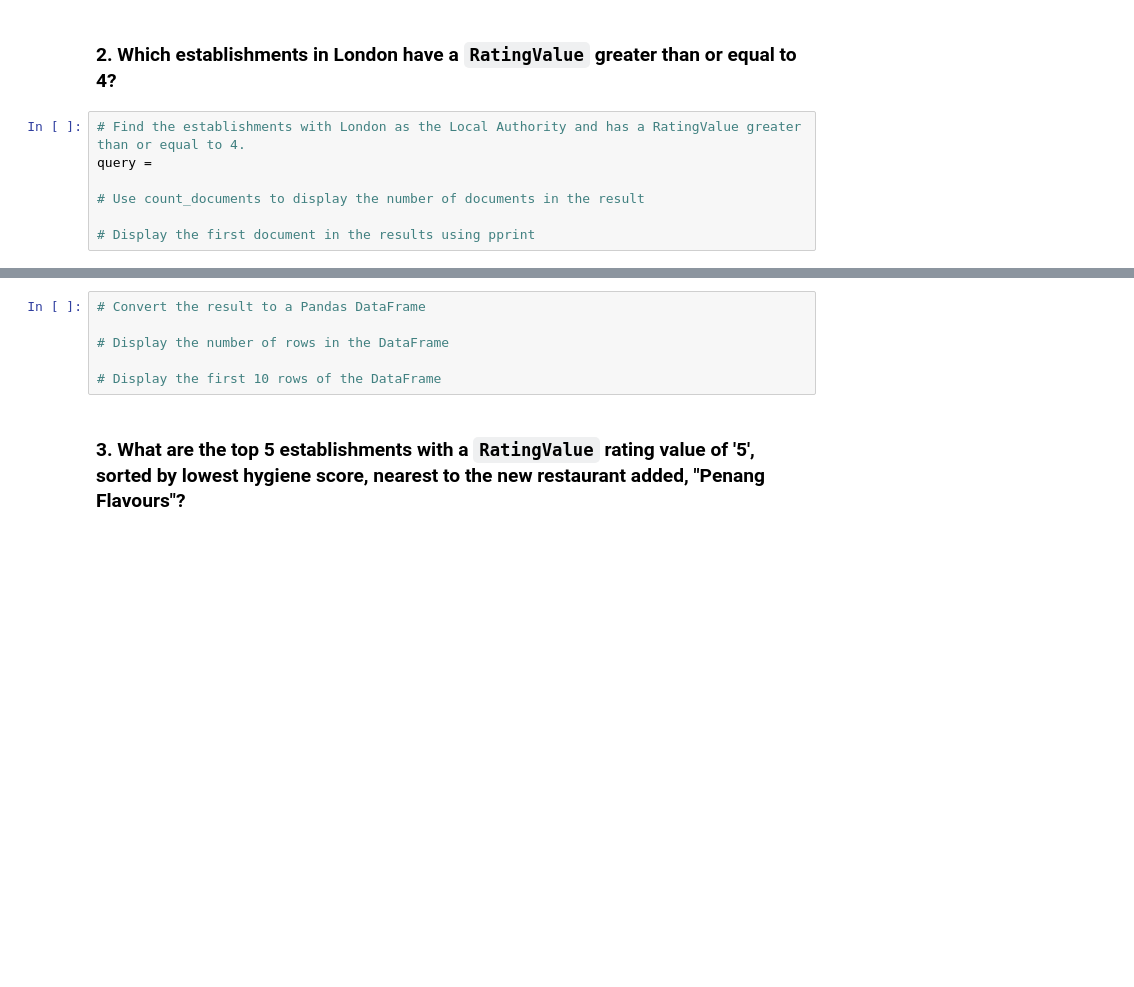
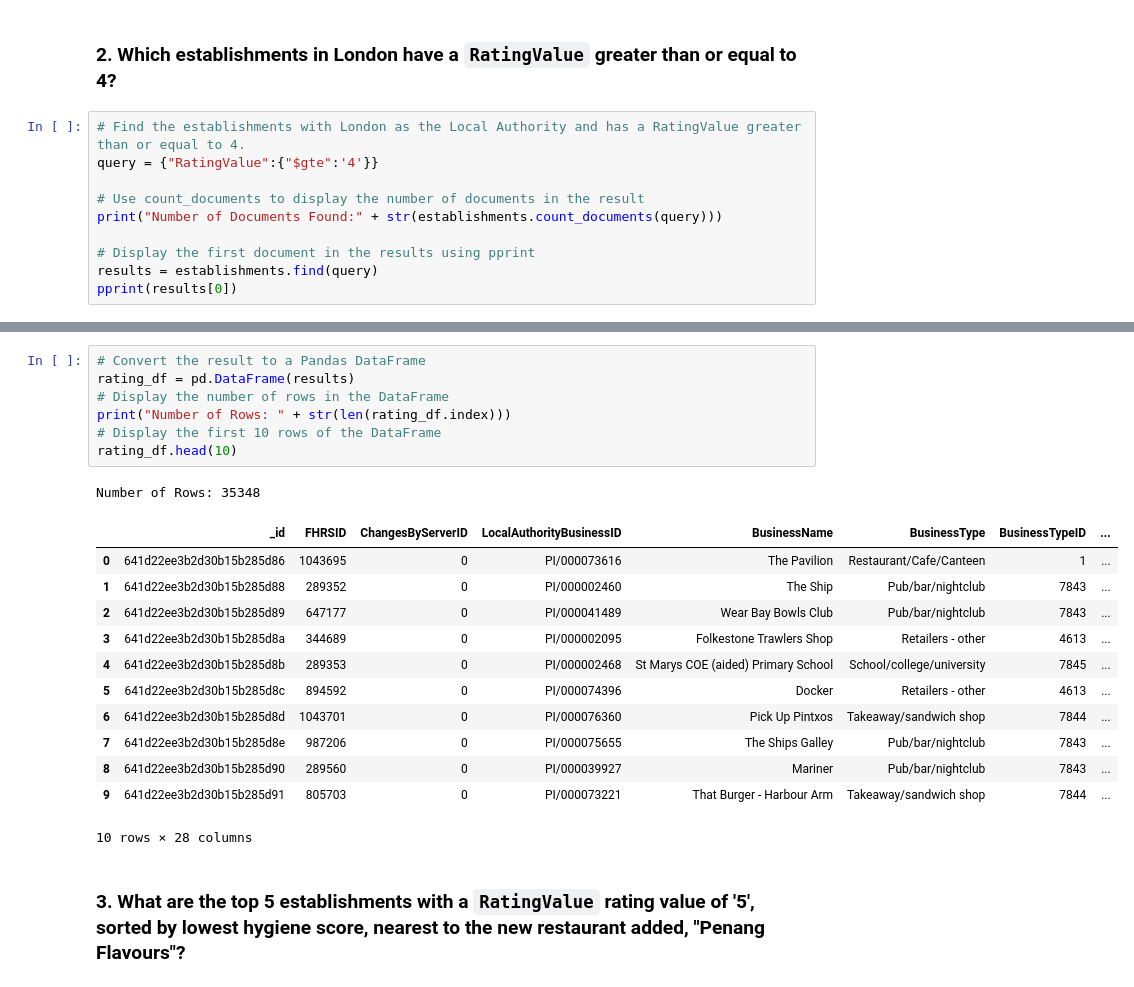
Before and after one commit to ShoaibFarooqui/nosql-challenge, a Jupyter notebook: NoSQL_analysis.ipynb, the cells around one changed output, grey strips where cells are left out. Cells and saved outputs as stored; diff of their text form; blank space fills up the shorter version.

Commit message:
Pulled establishsments with rating >= 4

```diff
--- a/NoSQL_analysis.ipynb
+++ b/NoSQL_analysis.ipynb
@@ -82,9 +82,12 @@ Number of rows: 41
 ### 2. Which establishments in London have a `RatingValue` greater than or equal to 4?
 # %%
 # Find the establishments with London as the Local Authority and has a RatingValue greater than or equal to 4.
-query =
+query = {"RatingValue":{"$gte":'4'}}
 
 # Use count_documents to display the number of documents in the result
+print("Number of Documents Found:" + str(establishments.count_documents(query)))
 
 # Display the first document in the results using pprint
+results = establishments.find(query)
+pprint(results[0])
 # %% [output]
@@ -92,9 +111,24 @@ SyntaxError: invalid syntax (2513243106.py, line 2)
 # %%
 # Convert the result to a Pandas DataFrame
-
+rating_df = pd.DataFrame(results)
 # Display the number of rows in the DataFrame
-
+print("Number of Rows: " + str(len(rating_df.index)))
 # Display the first 10 rows of the DataFrame
+rating_df.head(10)
+# %% [output]
+Number of Rows: 35348
+|  | _id | FHRSID | ChangesByServerID | LocalAuthorityBusinessID | BusinessName | BusinessType | BusinessTypeID | ... |
+| 0 | 641d22ee3b2d30b15b285d86 | 1043695 | 0 | PI/000073616 | The Pavilion | Restaurant/Cafe/Canteen | 1 | ... |
+| 1 | 641d22ee3b2d30b15b285d88 | 289352 | 0 | PI/000002460 | The Ship | Pub/bar/nightclub | 7843 | ... |
+| 2 | 641d22ee3b2d30b15b285d89 | 647177 | 0 | PI/000041489 | Wear Bay Bowls Club | Pub/bar/nightclub | 7843 | ... |
+| 3 | 641d22ee3b2d30b15b285d8a | 344689 | 0 | PI/000002095 | Folkestone Trawlers Shop | Retailers - other | 4613 | ... |
+| 4 | 641d22ee3b2d30b15b285d8b | 289353 | 0 | PI/000002468 | St Marys COE (aided) Primary School | School/college/university | 7845 | ... |
+| 5 | 641d22ee3b2d30b15b285d8c | 894592 | 0 | PI/000074396 | Docker | Retailers - other | 4613 | ... |
+| 6 | 641d22ee3b2d30b15b285d8d | 1043701 | 0 | PI/000076360 | Pick Up Pintxos | Takeaway/sandwich shop | 7844 | ... |
+| 7 | 641d22ee3b2d30b15b285d8e | 987206 | 0 | PI/000075655 | The Ships Galley | Pub/bar/nightclub | 7843 | ... |
+| 8 | 641d22ee3b2d30b15b285d90 | 289560 | 0 | PI/000039927 | Mariner | Pub/bar/nightclub | 7843 | ... |
+| 9 | 641d22ee3b2d30b15b285d91 | 805703 | 0 | PI/000073221 | That Burger - Harbour Arm | Takeaway/sandwich shop | 7844 | ... |
+10 rows × 28 columns
 # %% [markdown]
 ### 3. What are the top 5 establishments with a `RatingValue` rating value of '5', sorted by lowest hygiene score, nearest to the new restaurant added, "Penang Flavours"?
 # %%
```
Also changed, not shown: parts of 3 cells of this notebook.
